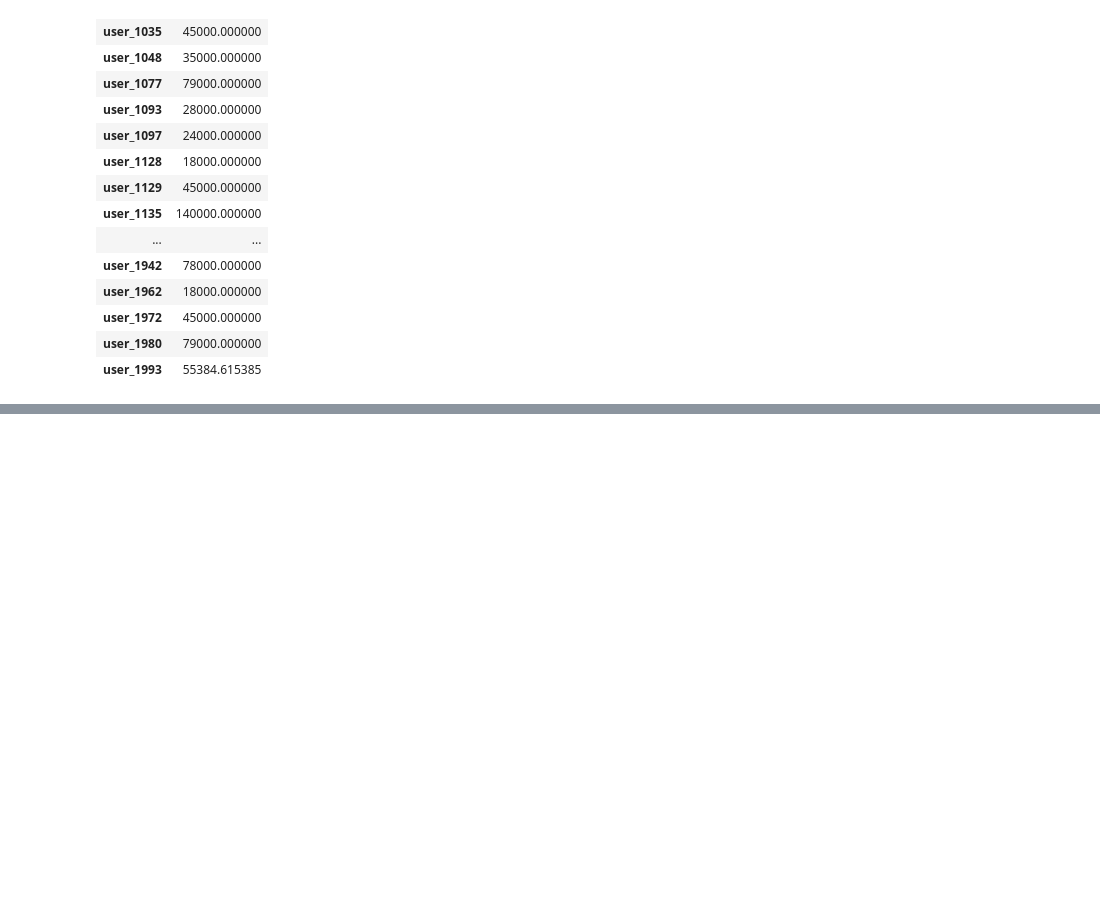
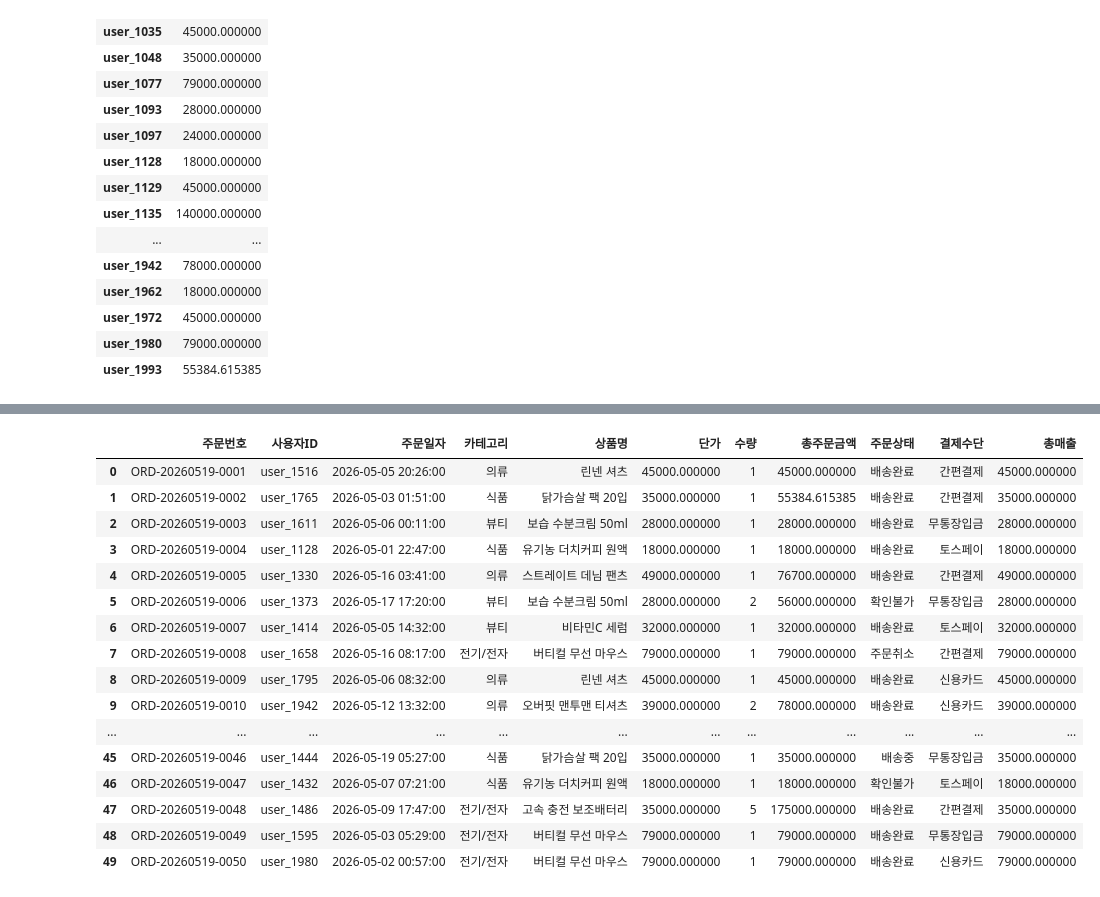
Before and after one commit to Kyyy12345/pandas-study, a Jupyter notebook: challenge-pandas.ipynb, the cells around one changed output, grey strips where cells are left out. Saved outputs shown, nothing was run; the diff lists cells and outputs as text; code cells hidden in the pictures; blank space fills up the shorter version.

```diff
--- a/challenge-pandas.ipynb
+++ b/challenge-pandas.ipynb
@@ -107,0 +127,20 @@ shopping.groupby('사용자ID').agg({'총주문금액': 'sum'}).sort_values('총
+# %%
+shopping
+# %% [output]
+|  | 주문번호 | 사용자ID | 주문일자 | 카테고리 | 상품명 | 단가 | 수량 | 총주문금액 | 주문상태 | 결제수단 | 총매출 |
+| 0 | ORD-20260519-0001 | user_1516 | 2026-05-05 20:26:00 | 의류 | 린넨 셔츠 | 45000.000000 | 1 | 45000.000000 | 배송완료 | 간편결제 | 45000.000000 |
+| 1 | ORD-20260519-0002 | user_1765 | 2026-05-03 01:51:00 | 식품 | 닭가슴살 팩 20입 | 35000.000000 | 1 | 55384.615385 | 배송완료 | 간편결제 | 35000.000000 |
+| 2 | ORD-20260519-0003 | user_1611 | 2026-05-06 00:11:00 | 뷰티 | 보습 수분크림 50ml | 28000.000000 | 1 | 28000.000000 | 배송완료 | 무통장입금 | 28000.000000 |
+| 3 | ORD-20260519-0004 | user_1128 | 2026-05-01 22:47:00 | 식품 | 유기농 더치커피 원액 | 18000.000000 | 1 | 18000.000000 | 배송완료 | 토스페이 | 18000.000000 |
+| 4 | ORD-20260519-0005 | user_1330 | 2026-05-16 03:41:00 | 의류 | 스트레이트 데님 팬츠 | 49000.000000 | 1 | 76700.000000 | 배송완료 | 간편결제 | 49000.000000 |
+| 5 | ORD-20260519-0006 | user_1373 | 2026-05-17 17:20:00 | 뷰티 | 보습 수분크림 50ml | 28000.000000 | 2 | 56000.000000 | 확인불가 | 무통장입금 | 28000.000000 |
+| 6 | ORD-20260519-0007 | user_1414 | 2026-05-05 14:32:00 | 뷰티 | 비타민C 세럼 | 32000.000000 | 1 | 32000.000000 | 배송완료 | 토스페이 | 32000.000000 |
+| 7 | ORD-20260519-0008 | user_1658 | 2026-05-16 08:17:00 | 전기/전자 | 버티컬 무선 마우스 | 79000.000000 | 1 | 79000.000000 | 주문취소 | 간편결제 | 79000.000000 |
+| 8 | ORD-20260519-0009 | user_1795 | 2026-05-06 08:32:00 | 의류 | 린넨 셔츠 | 45000.000000 | 1 | 45000.000000 | 배송완료 | 신용카드 | 45000.000000 |
+| 9 | ORD-20260519-0010 | user_1942 | 2026-05-12 13:32:00 | 의류 | 오버핏 맨투맨 티셔츠 | 39000.000000 | 2 | 78000.000000 | 배송완료 | 신용카드 | 39000.000000 |
+| ... | ... | ... | ... | ... | ... | ... | ... | ... | ... | ... | ... |
+| 45 | ORD-20260519-0046 | user_1444 | 2026-05-19 05:27:00 | 식품 | 닭가슴살 팩 20입 | 35000.000000 | 1 | 35000.000000 | 배송중 | 무통장입금 | 35000.000000 |
+| 46 | ORD-20260519-0047 | user_1432 | 2026-05-07 07:21:00 | 식품 | 유기농 더치커피 원액 | 18000.000000 | 1 | 18000.000000 | 확인불가 | 토스페이 | 18000.000000 |
+| 47 | ORD-20260519-0048 | user_1486 | 2026-05-09 17:47:00 | 전기/전자 | 고속 충전 보조배터리 | 35000.000000 | 5 | 175000.000000 | 배송완료 | 간편결제 | 35000.000000 |
+| 48 | ORD-20260519-0049 | user_1595 | 2026-05-03 05:29:00 | 전기/전자 | 버티컬 무선 마우스 | 79000.000000 | 1 | 79000.000000 | 배송완료 | 무통장입금 | 79000.000000 |
+| 49 | ORD-20260519-0050 | user_1980 | 2026-05-02 00:57:00 | 전기/전자 | 버티컬 무선 마우스 | 79000.000000 | 1 | 79000.000000 | 배송완료 | 신용카드 | 79000.000000 |
```
Also changed, not shown: parts of 2 cells of this notebook.
